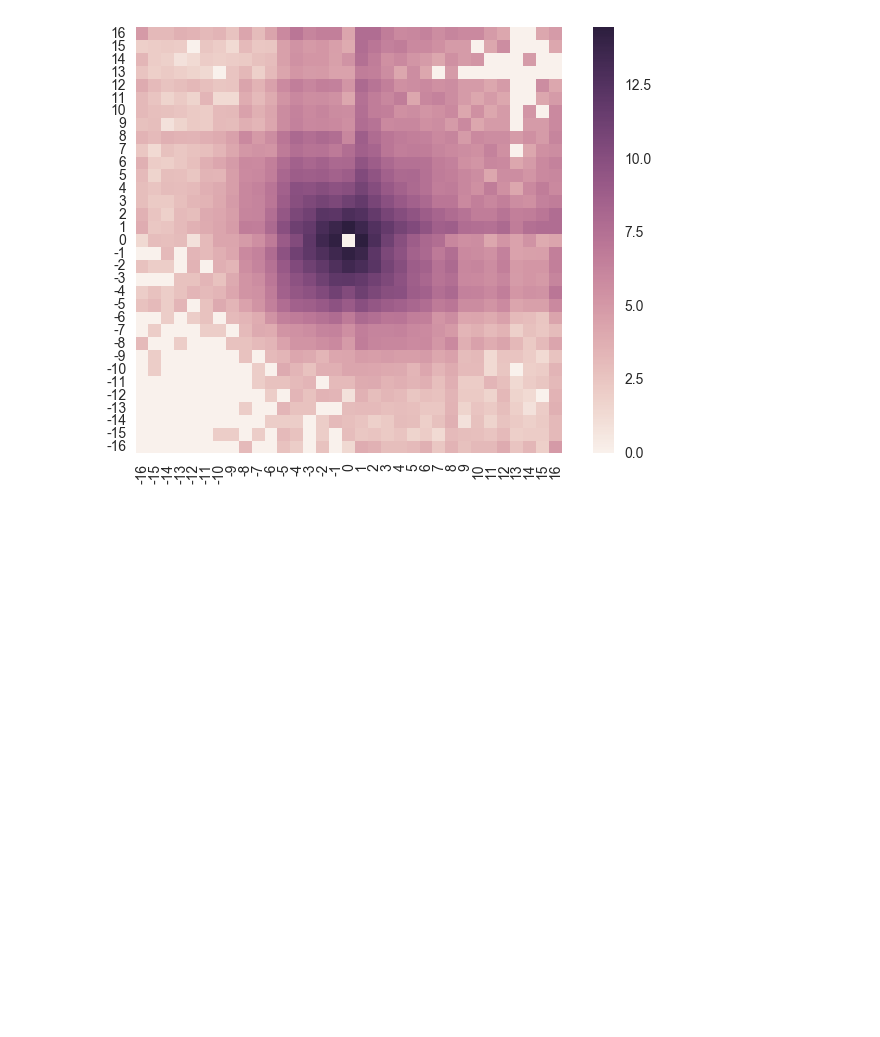
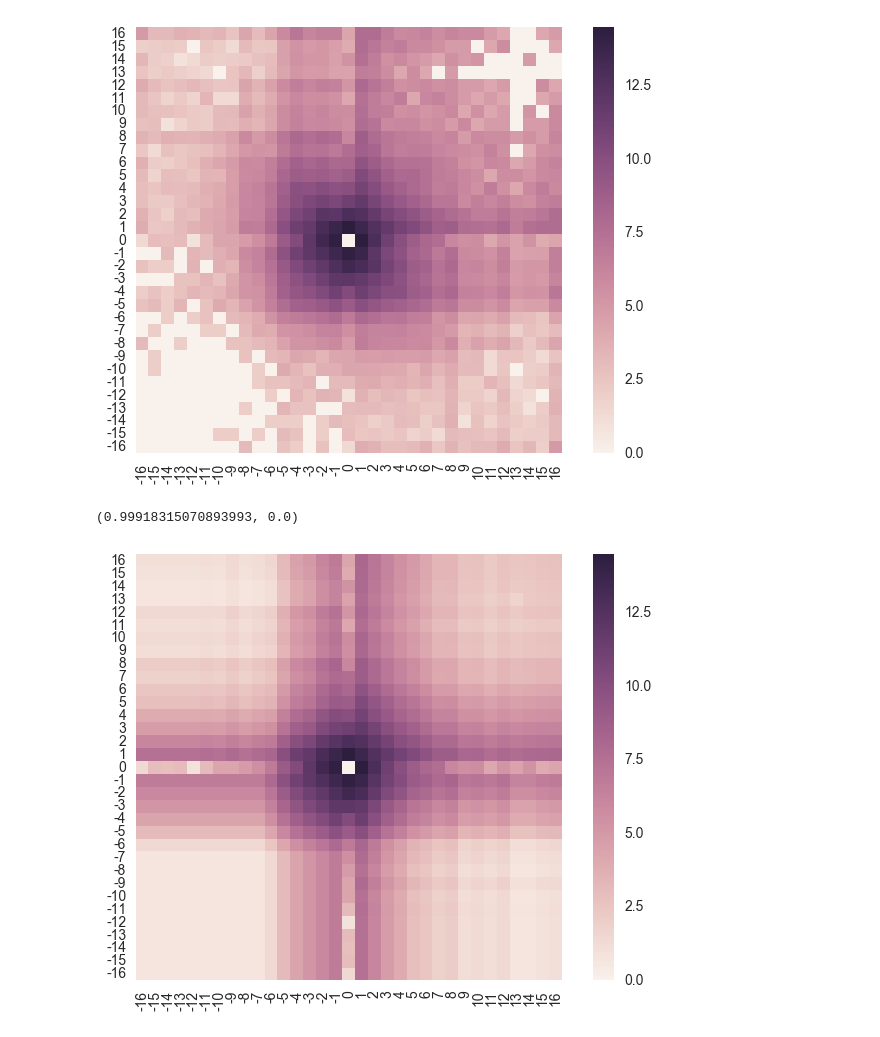
Before and after one commit to barrbrain/AV1-CfL-Proposal, a Jupyter notebook: Chroma from Luma signalling.ipynb, the cells around one changed output. Drawn from its saved outputs; the diff is of its cells as text; code cells hidden in the pictures; blank space fills up the shorter version.

Commit message:
Show estimate as independent variables in each quadrant

```diff
--- a/Chroma from Luma signalling.ipynb
+++ b/Chroma from Luma signalling.ipynb
@@ -72,3 +73,22 @@ stats.pearsonr(alpha_norm.ravel(), alpha_norm_symm.ravel())
 # %% [output]
 (0.99622640408685015, 0.0)
 [figure]
+# %%
+ones_16x16 = np.ones((16, 16))
+t = alpha_norm_symm.copy()
+for quadrant in [t[:16, :16], t[17:, :16], t[:16, 17:], t[17:, 17:]]:
+    def cost_t(x):
+        x = x.clip(1)
+        v = (x[:16] * ones_16x16).T * x[16:]
+        return ((quadrant - v)**2).sum()
+    x0 = np.hstack((quadrant.mean(axis=1), quadrant.mean(axis=0)))
+    x0 *= np.sqrt(quadrant.sum() / ((x0[:16] * ones_16x16).T * x0[16:]).sum())
+    x0 = optimize.fmin(cost_t, x0, maxfun=100000, disp=False).clip(1)
+    quadrant[:, :] = (x0[:16] * ones_16x16).T * x0[16:]
+alpha_norm_symm_1d = (t + t.T) * .5
+l1pt = pd.DataFrame(np.log1p(alpha_norm_symm_1d), index=range(-16, 17), columns=range(-16, 17))
+sns.heatmap(l1pt[::-1], square=True)
+stats.pearsonr(alpha_norm_symm.ravel(), alpha_norm_symm_1d.ravel())
+# %% [output]
+(0.99918315070893993, 0.0)
+[figure, added]
```
Also changed, not shown: parts of 1 cell of this notebook.
